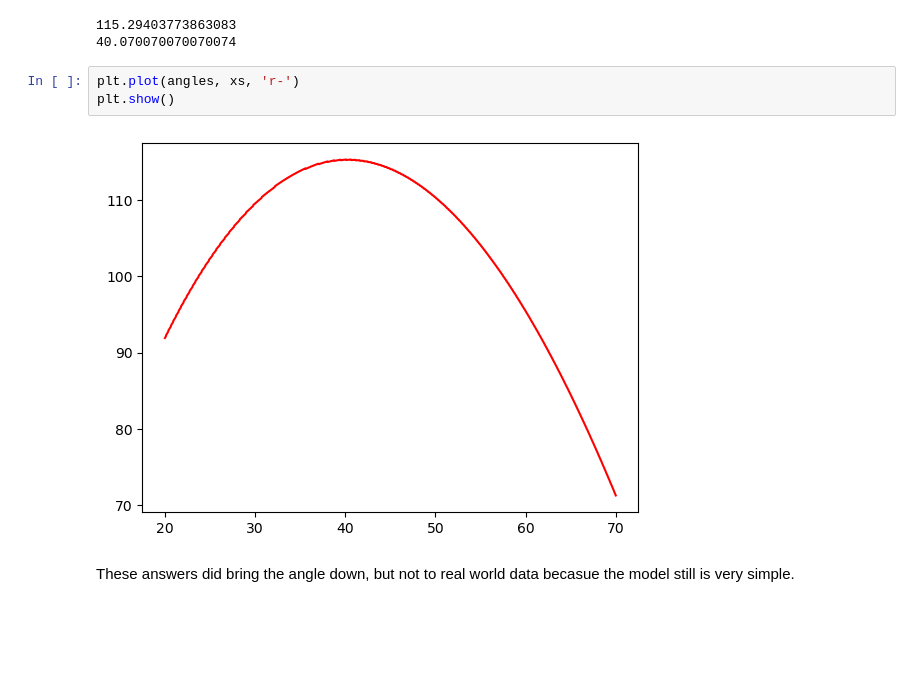
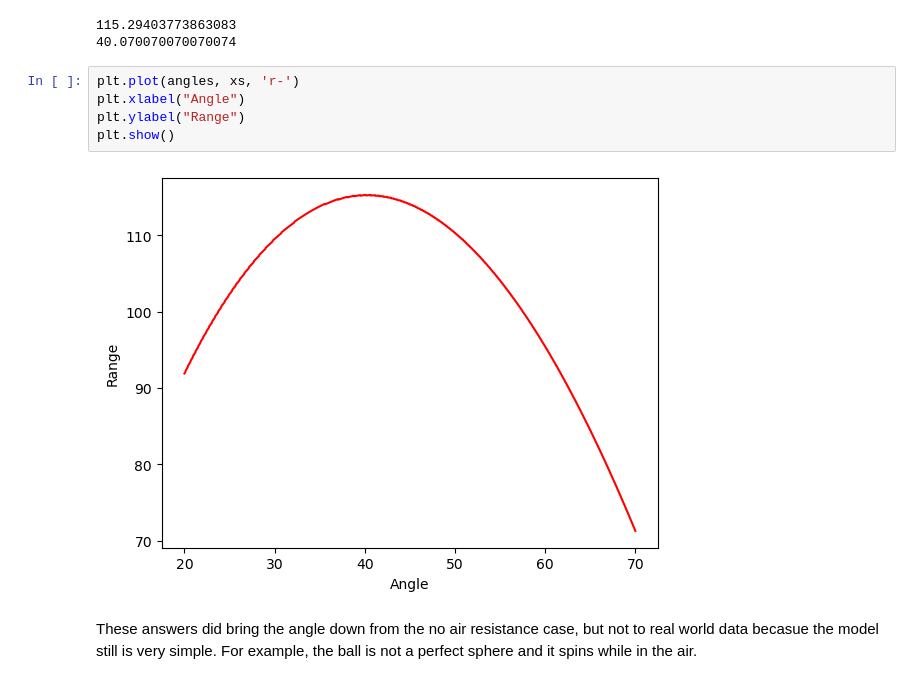
Before and after one commit to arosso17/phys441, a Jupyter notebook: Assignments/Assignment_3/graph_projectile.ipynb, the cells around one changed output. Drawn from its saved outputs; the diff is of its cells as text; blank space fills up the shorter version.

```diff
--- a/Assignments/Assignment_3/graph_projectile.ipynb
+++ b/Assignments/Assignment_3/graph_projectile.ipynb
@@ -425,8 +425,10 @@ print(angles[np.argmax(xs)])
 40.070070070070074
 # %%
 plt.plot(angles, xs, 'r-')
+plt.xlabel("Angle")
+plt.ylabel("Range")
 plt.show()
 # %% [output]
-[figure, old version]
+[figure, new version]
 # %% [markdown]
-These answers did bring the angle down, but not to real world data becasue the model still is very simple.
+These answers did bring the angle down from the no air resistance case, but not to real world data becasue the model still is very simple. For example, the ball is not a perfect sphere and it spins while in the air.
```
Also changed, not shown: 1 other file.
